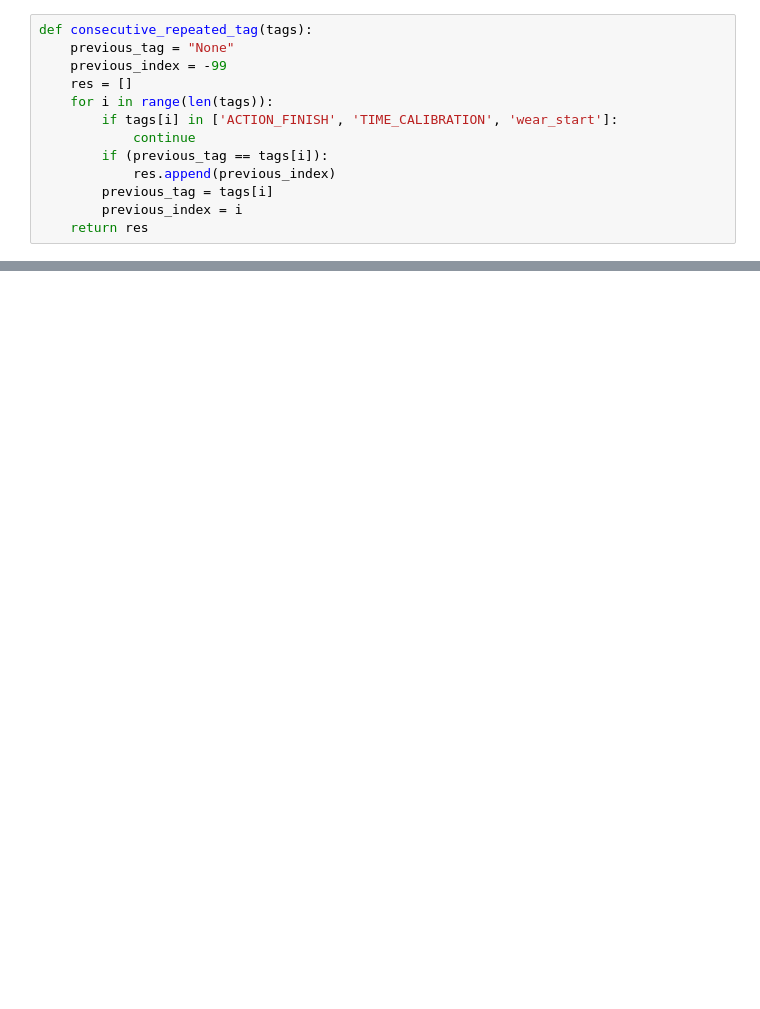
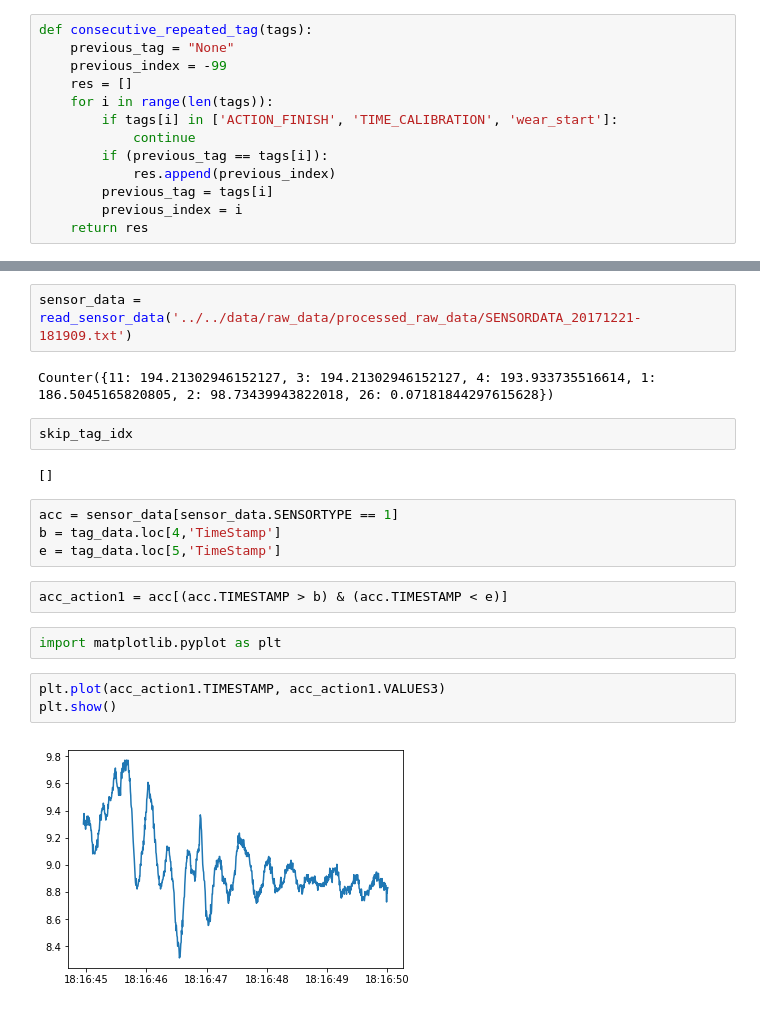
Before and after one commit to iamqingmei/Gesture-Prediction, a Jupyter notebook: src/pre-processing/process_raw_data.ipynb, the cells around one changed output, grey strips where cells are left out. Cells and saved outputs as stored; diff of their text form; blank space fills up the shorter version.

Commit message:
move raw file to processed folder after processing

```diff
--- a/src/pre-processing/process_raw_data.ipynb
+++ b/src/pre-processing/process_raw_data.ipynb
@@ -153,2 +173,23 @@ saved
 Counter({11: 189.65759739955305, 3: 189.65759739955305, 4: 189.391926737408, 1: 182.51574489365362, 2: 98.61069871384144, 26: 0.09376611605119631})
 saved
+# %%
+sensor_data = read_sensor_data('../../data/raw_data/processed_raw_data/SENSORDATA_20171221-181909.txt')
+# %% [output]
+Counter({11: 194.21302946152127, 3: 194.21302946152127, 4: 193.933735516614, 1: 186.5045165820805, 2: 98.73439943822018, 26: 0.07181844297615628})
+# %%
+skip_tag_idx
+# %% [output]
+[]
+# %%
+acc = sensor_data[sensor_data.SENSORTYPE == 1]
+b = tag_data.loc[4,'TimeStamp']
+e = tag_data.loc[5,'TimeStamp']
+# %%
+acc_action1 = acc[(acc.TIMESTAMP > b) & (acc.TIMESTAMP < e)]
+# %%
+import matplotlib.pyplot as plt
+# %%
+plt.plot(acc_action1.TIMESTAMP, acc_action1.VALUES3)
+plt.show()
+# %% [output]
+[figure, added]
```
Also changed, not shown: parts of 5 cells of this notebook, 1 other file.
